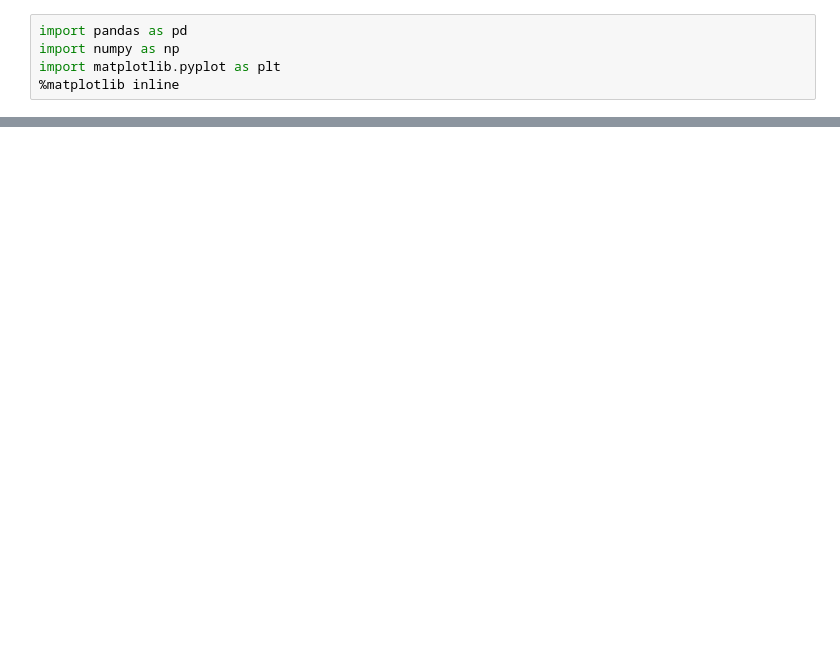
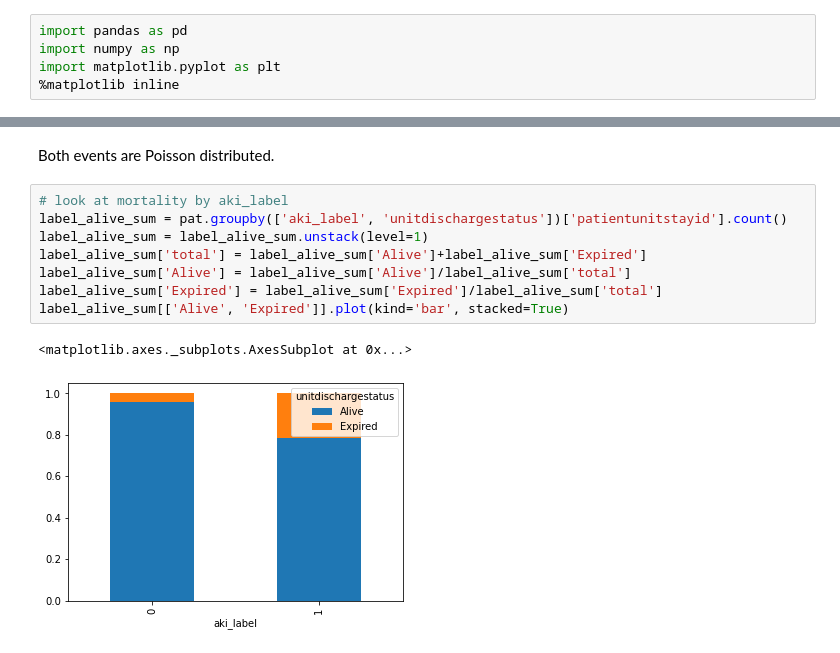
Before and after one commit to zhakhverdyan/eICU_AKIlert, a Jupyter notebook: notebooks/EDA.ipynb, the cells around one changed output, grey strips where cells are left out. Saved outputs shown, nothing was run; the diff lists cells and outputs as text; blank space fills up the shorter version.

```diff
--- a/notebooks/EDA.ipynb
+++ b/notebooks/EDA.ipynb
@@ -16,0 +41,13 @@ df.head()
+# %% [markdown]
+Both events are Poisson distributed.
+# %%
+# look at mortality by aki_label
+label_alive_sum = pat.groupby(['aki_label', 'unitdischargestatus'])['patientunitstayid'].count()
+label_alive_sum = label_alive_sum.unstack(level=1)
+label_alive_sum['total'] = label_alive_sum['Alive']+label_alive_sum['Expired']
+label_alive_sum['Alive'] = label_alive_sum['Alive']/label_alive_sum['total']
+label_alive_sum['Expired'] = label_alive_sum['Expired']/label_alive_sum['total']
+label_alive_sum[['Alive', 'Expired']].plot(kind='bar', stacked=True)
+# %% [output]
+<matplotlib.axes._subplots.AxesSubplot at 0x...>
+[figure, added]
```
Also changed, not shown: parts of 27 cells of this notebook.
